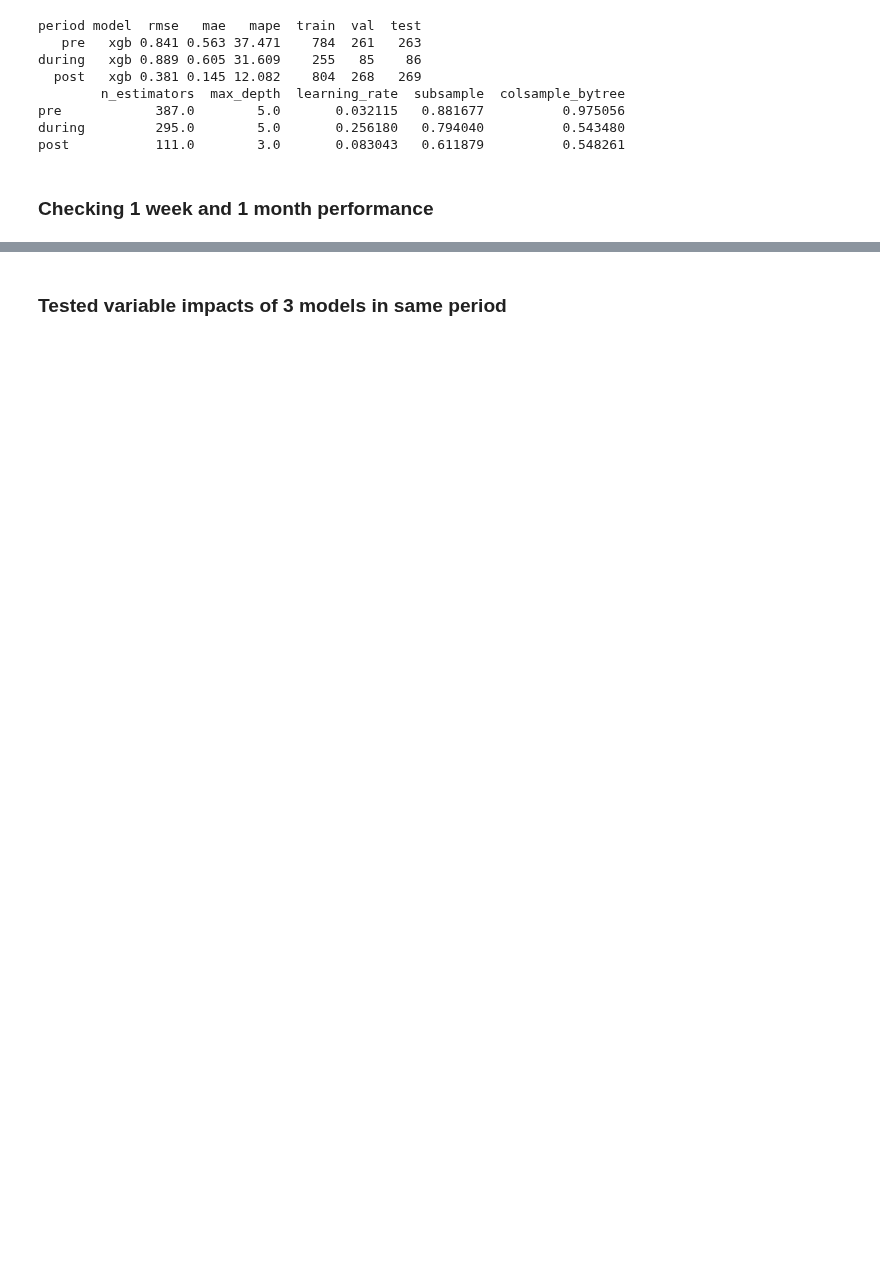
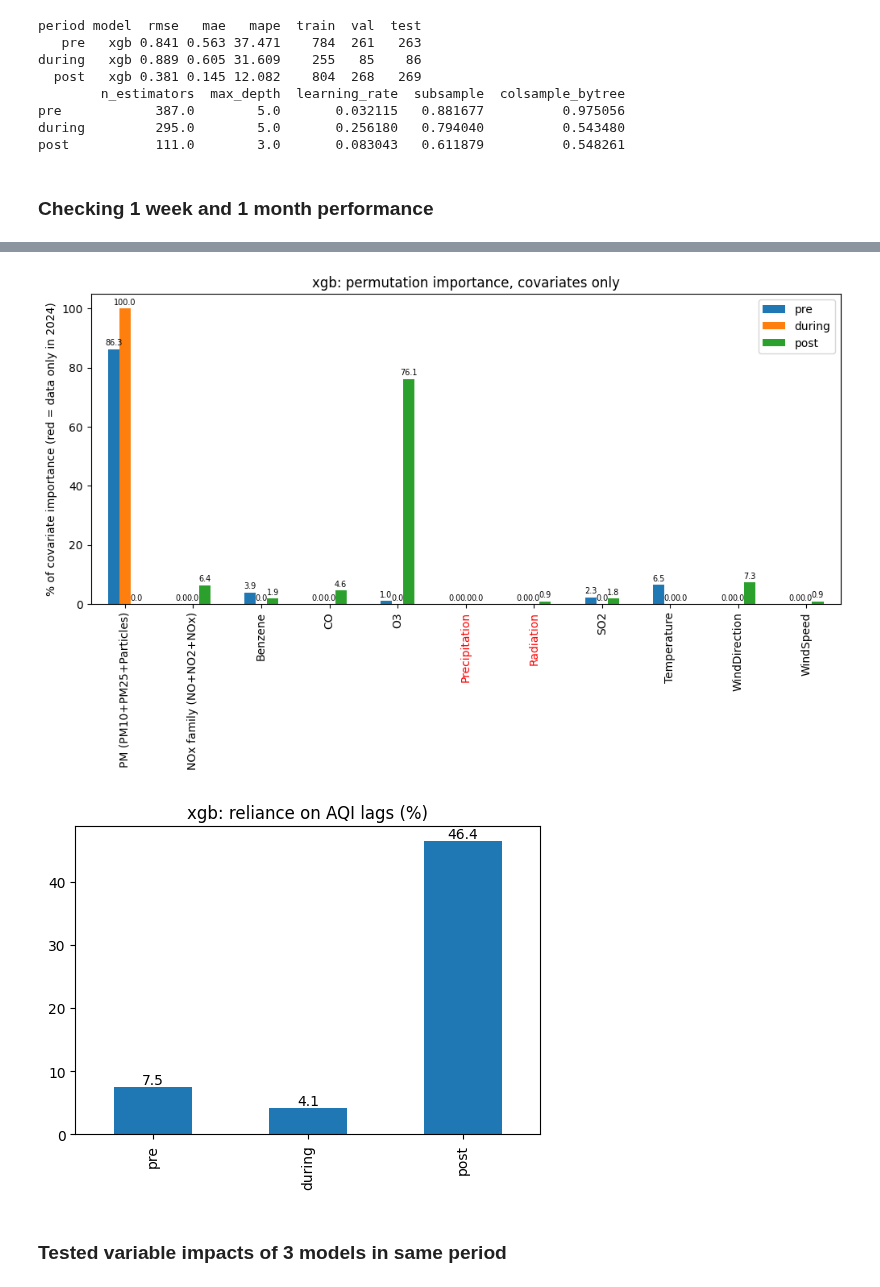
Before and after one commit to DuongAnhTran/AQI-Data-Analysis-Honours-Project, a Jupyter notebook: Model/XGBoost/XGBoost(3periods).ipynb, the cells around one changed output, grey strips where cells are left out. Drawn from its saved outputs; the diff is of its cells as text; code cells hidden in the pictures; blank space fills up the shorter version.

Commit message:
Added new variable analysis for XGboost (Need to do for the other 3)

```diff
--- a/Model/XGBoost/XGBoost(3periods).ipynb
+++ b/Model/XGBoost/XGBoost(3periods).ipynb
@@ -142,6 +142,7 @@ covariates = series.drop_columns(["AQI"])
 # %% Cell 6: generic per-period pipeline
 import optuna
 from darts.metrics import rmse, mae, mape
+optuna.logging.set_verbosity(optuna.logging.WARNING)
 
 def run_period(target, covariates, model_cls, param_space, fixed_param, n_trials=500, params=None):
 
@@ -180,16 +181,12 @@ def run_period(target, covariates, model_cls, param_space, fixed_param, n_trials
         retrain=True, train_length=None, last_points_only=True, verbose=False,
     ).map(lambda x: np.round(x))
 
-    # naive = TimeSeries.from_times_and_values(
-    #     y_test.time_index, target.to_series().shift(1).loc[y_test.time_index].values)
 
-    # Fit the final model on the combined training and validation sets - for SHAP analysis and feature importance
+    # Fit the final model on the combined training and validation sets - for feature importance
     model = model_cls(**params, **fixed_param).fit(y_fit, past_covariates=x_fit)
-
     return dict(
         model=model, params=params, y=target, x=covariates, y_test=y_test, x_test=x_test, test_pred=test_pred,
         model_metrics=(rmse(y_test, test_pred), mae(y_test, test_pred), mape(y_test, test_pred)),
-        # naive_metrics=(rmse(y_test, naive), mae(y_test, naive), mape(y_test, naive)),
         sizes=(len(y_train), len(y_val), len(y_test)),
     )
 # %% [markdown]
@@ -464,2 +404,65 @@ Currently Radiation and Prepicipitation are having no data until 2024 -> they ar
+# %%
+# %% Cell 10: permutation importance
+import warnings, logging
+warnings.filterwarnings("ignore"); logging.getLogger("darts").setLevel(logging.ERROR)
+
+# per-model block - change only this block when copying to another model
+final_model, model_cls, fixed, lookback = "xgb", XGBModel, xgb_fixed, 7
+def forecast(model, y, x, start):
+    return model.historical_forecasts(series=y, past_covariates=x, start=start, forecast_horizon=1,
+        stride=1, retrain=False, last_points_only=True, verbose=False).map(lambda v: np.round(v))
+
+groups = {"PM (PM10+PM25+Particles)": ["PM10", "PM25", "Particles"],
+          "NOx family (NO+NO2+NOx)": ["NO", "NO2", "NOx"]}
+grouped = {c for g in groups.values() for c in g}
+units = {**groups, **{c: [c] for c in covariates.components if c not in grouped}}
+
+
+# This is where the permutation importance is calculated. The idea is to shuffle the values of each covariate (or group of covariates) and see how much the RMSE increases. The more the RMSE increases, the more important that covariate is for the model's predictions.
+def perm_importance(model, y_w, n=5):
+    # RMSE increase on y_w when a variable/group is shuffled (group shuffled jointly). AQI = its own lags.
+    lo = y_w.start_time() - pd.Timedelta(days=lookback)
+    y, x = target.slice(lo, y_w.end_time()), covariates.slice(lo, y_w.end_time())
+    cols, rng = list(x.components), np.random.default_rng(seed)
+    base = rmse(y_w, forecast(model, y, x, y_w.start_time()))
+    out = {}
+    for u, members in {**units, "AQI": None}.items():
+        d = []
+        for _ in range(n):
+            yp, xp = y, x
+            if members is None:
+                yp = y.with_values(y.values()[rng.permutation(len(y))])
+            else:
+                v, i = x.values().copy(), [cols.index(c) for c in members]
+                v[:, i] = v[rng.permutation(len(v))][:, i]
+                xp = x.with_values(v)
+            d.append(rmse(y_w, forecast(model, yp, xp, y_w.start_time())) - base)
+        out[u] = max(np.mean(d), 0)
+    return pd.Series(out)
+
+# Plot the results of the permutation importance analysis
+def plot_share(df, title):
+    ax = df.mul(100).plot.bar(figsize=(12, 5), title=title)
+    for t in ax.get_xticklabels():
+        if t.get_text() in ("Radiation", "Precipitation"): t.set_color("red")
+    for c in ax.containers: ax.bar_label(c, fmt="%.1f", fontsize=7, padding=2)
+    ax.set_ylabel("% of covariate importance (red = data only in 2024)")
+    plt.show()
+
+imp = pd.DataFrame({k: perm_importance(r["model"], r["y_test"], n=3) for k, r in results.items()})  # n=3 first, then 5
+cov = imp.drop("AQI")
+
+# normalise data to get relative importance of covariates vs AQI
+cov_share, aqi_share = cov / cov.sum(), imp.loc["AQI"] / imp.sum()
+
+plot_share(cov_share, f"{final_model}: permutation importance, covariates only")
+ax = aqi_share.mul(100).plot.bar(figsize=(6, 4), title=f"{final_model}: reliance on AQI lags (%)")
+ax.bar_label(ax.containers[0], fmt="%.1f"); plt.show()
+
+# Data is saved to check later
+imp.to_csv(f"importance_{final_model}.csv")
+# %% [output]
+[figure, added]
+[figure, added]
 # %% [markdown]
 ### Tested variable impacts of 3 models in same period
```
Also changed, not shown: parts of 16 cells of this notebook, 2 other files.
